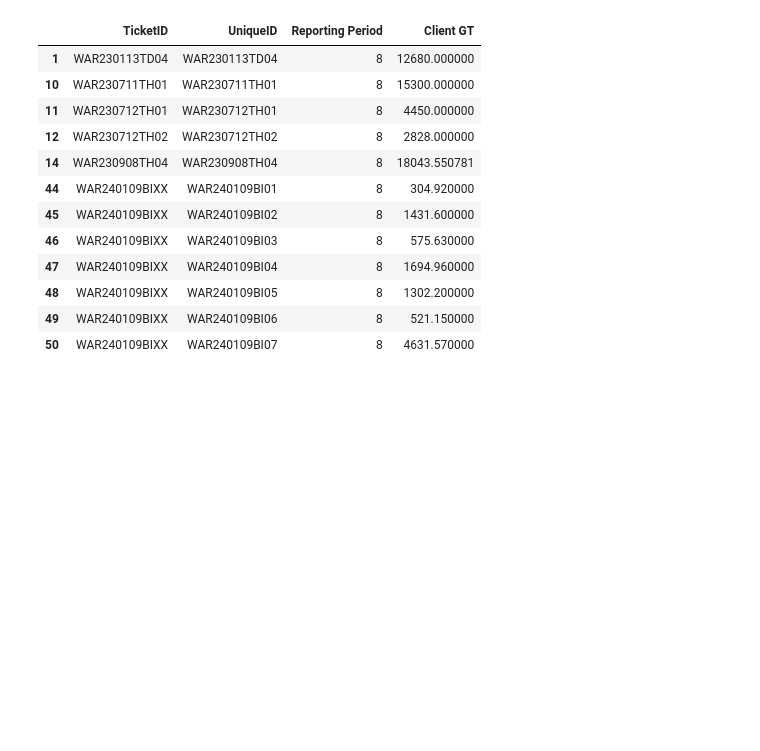
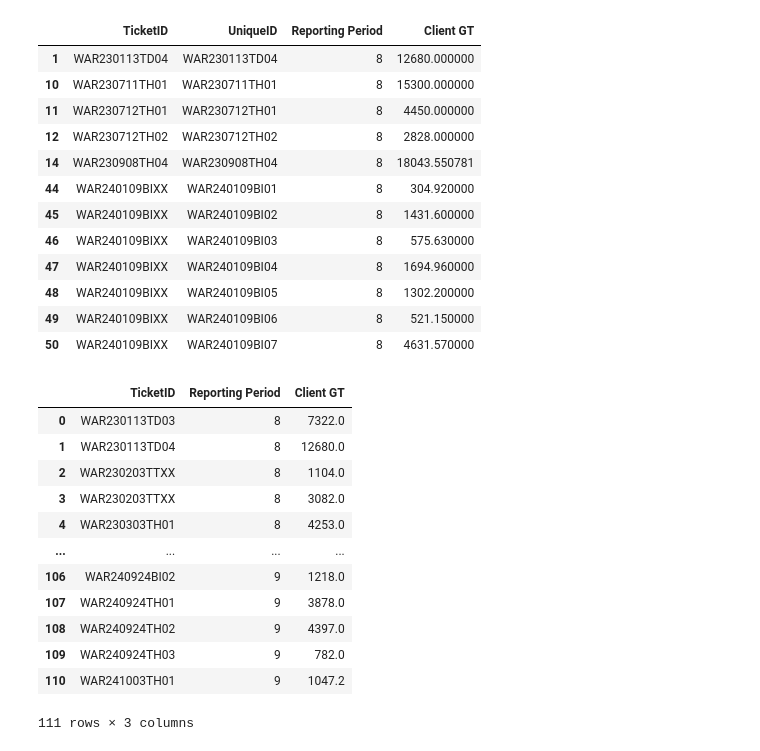
Before and after one commit to BilyBrown/sqlite3-tutorial, a Jupyter notebook: create_war_tables.ipynb, the cells around one changed output. Drawn from its saved outputs; the diff is of its cells as text; code cells hidden in the pictures; blank space fills up the shorter version.

```diff
--- a/create_war_tables.ipynb
+++ b/create_war_tables.ipynb
@@ -940,3 +940,23 @@ new_tcs_intake[new_tcs_intake['TicketID'].isin(mergy[mergy['diff'] > 0]['TicketI
 | 48 | WAR240109BIXX | WAR240109BI05 | 8 | 1302.200000 |
 | 49 | WAR240109BIXX | WAR240109BI06 | 8 | 521.150000 |
 | 50 | WAR240109BIXX | WAR240109BI07 | 8 | 4631.570000 |
+# %%
+# Ok, time to remake that gt_df table.
+# Fields = TicketID, Reporting Period, GT Expected
+
+gt_df = new_tcs_intake.loc[(new_tcs_intake['TicketID'].str.contains("WAR")), ['TicketID', 'Reporting Period', 'Client GT']].copy()
+gt_df
+# %% [output]
+|  | TicketID | Reporting Period | Client GT |
+| 0 | WAR230113TD03 | 8 | 7322.0 |
+| 1 | WAR230113TD04 | 8 | 12680.0 |
+| 2 | WAR230203TTXX | 8 | 1104.0 |
+| 3 | WAR230203TTXX | 8 | 3082.0 |
+| 4 | WAR230303TH01 | 8 | 4253.0 |
+| ... | ... | ... | ... |
+| 106 | WAR240924BI02 | 9 | 1218.0 |
+| 107 | WAR240924TH01 | 9 | 3878.0 |
+| 108 | WAR240924TH02 | 9 | 4397.0 |
+| 109 | WAR240924TH03 | 9 | 782.0 |
+| 110 | WAR241003TH01 | 9 | 1047.2 |
+111 rows × 3 columns
```
Also changed, not shown: parts of 6 cells of this notebook.
